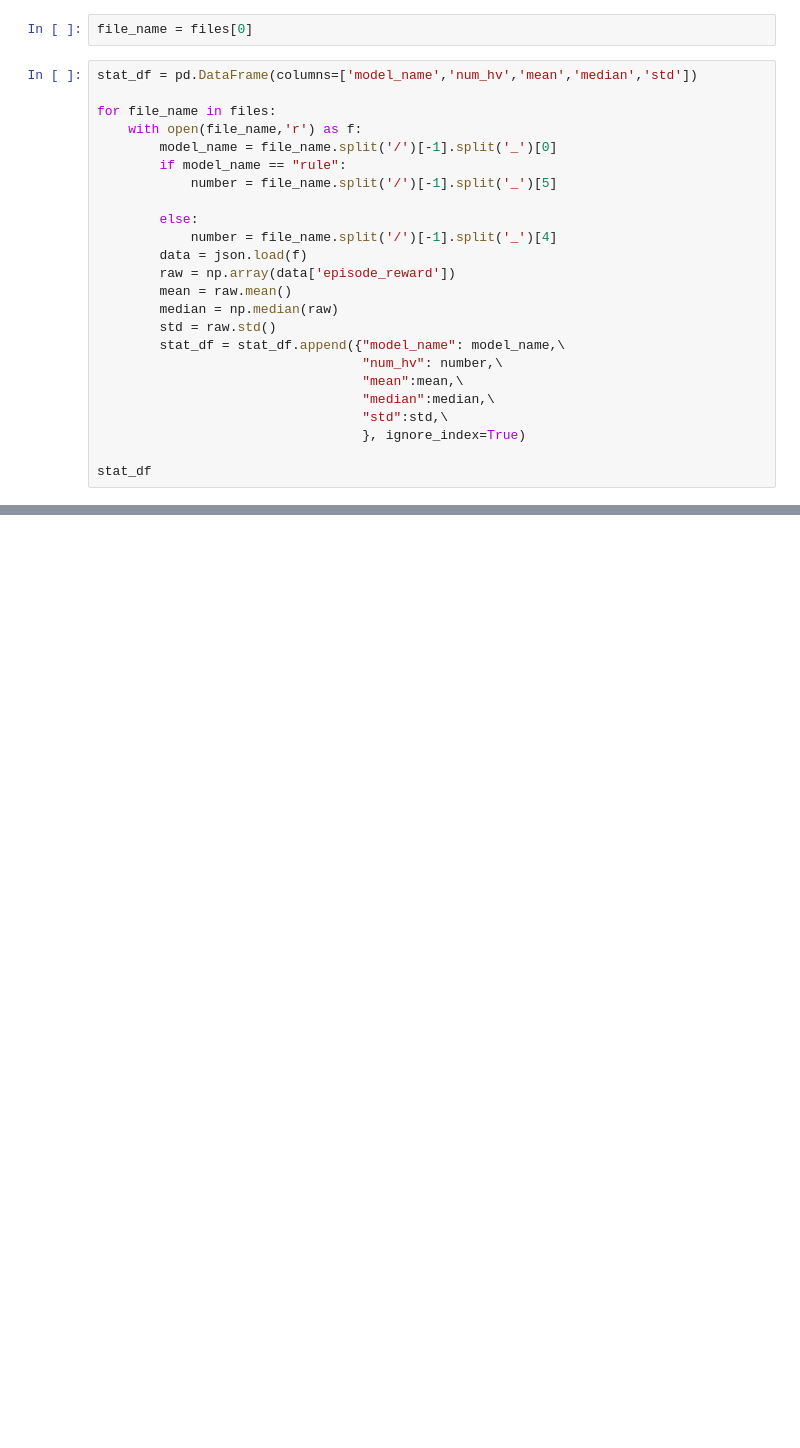
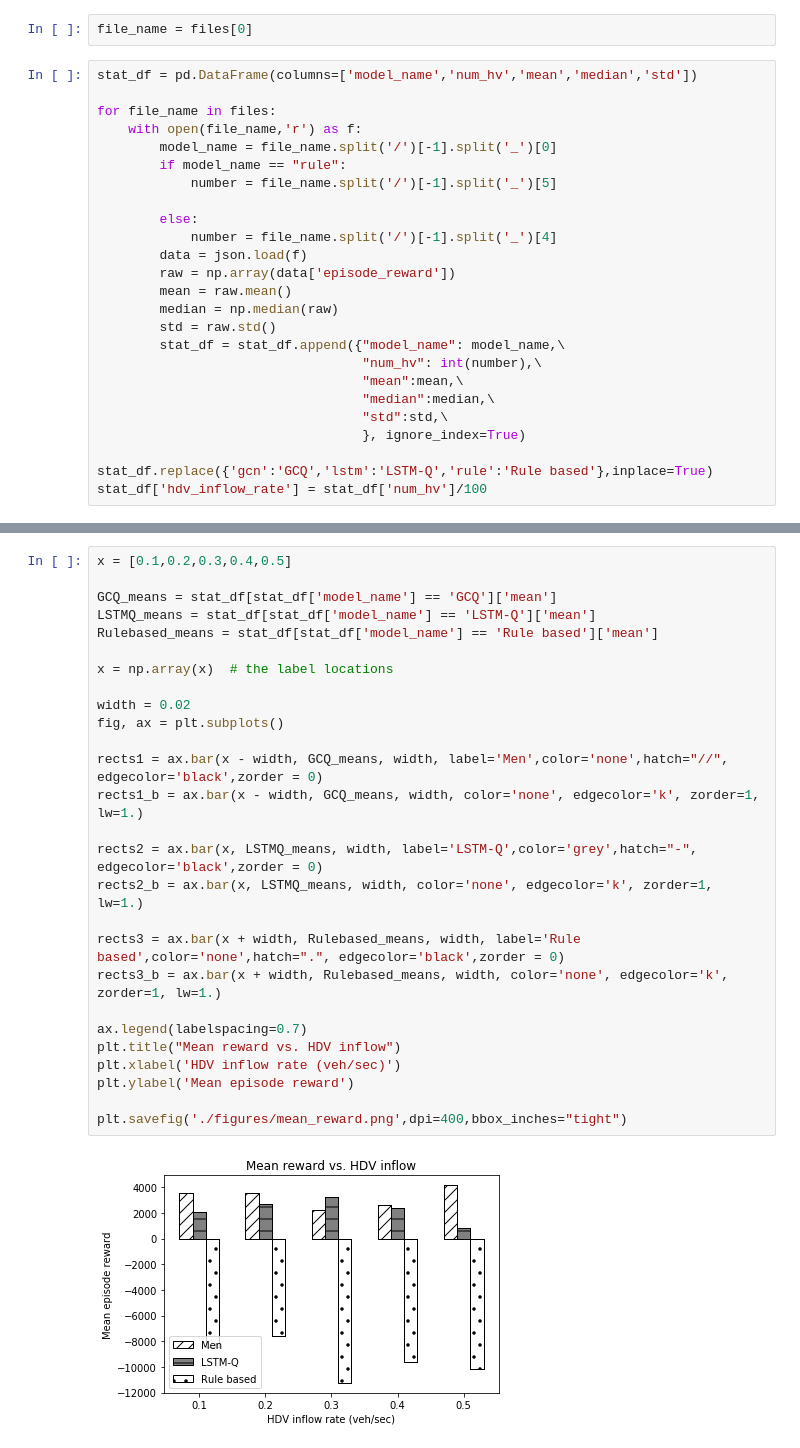
Before and after one commit to JiqianDong/GCQ_source, a Jupyter notebook: Result .ipynb, the cells around one changed output, grey strips where cells are left out. Drawn from its saved outputs; the diff is of its cells as text; blank space fills up the shorter version.

Commit message:
add figures

```diff
--- a/Result .ipynb
+++ b/Result .ipynb
@@ -60,10 +64,11 @@ for file_name in files:
         median = np.median(raw)
         std = raw.std()
         stat_df = stat_df.append({"model_name": model_name,\
-                                  "num_hv": number,\
+                                  "num_hv": int(number),\
                                   "mean":mean,\
                                   "median":median,\
                                   "std":std,\
                                   }, ignore_index=True)
 
-stat_df
+stat_df.replace({'gcn':'GCQ','lstm':'LSTM-Q','rule':'Rule based'},inplace=True)
+stat_df['hdv_inflow_rate'] = stat_df['num_hv']/100
@@ -94,0 +96,29 @@ sns.lineplot(x='num_hv',y='median',hue='model_name',data=stat_df)
+# %%
+x = [0.1,0.2,0.3,0.4,0.5]
+
+GCQ_means = stat_df[stat_df['model_name'] == 'GCQ']['mean']
+LSTMQ_means = stat_df[stat_df['model_name'] == 'LSTM-Q']['mean']
+Rulebased_means = stat_df[stat_df['model_name'] == 'Rule based']['mean']
+
+x = np.array(x)  # the label locations
+
+width = 0.02
+fig, ax = plt.subplots()
+
+rects1 = ax.bar(x - width, GCQ_means, width, label='Men',color='none',hatch="//", edgecolor='black',zorder = 0)
+rects1_b = ax.bar(x - width, GCQ_means, width, color='none', edgecolor='k', zorder=1, lw=1.)
+
+rects2 = ax.bar(x, LSTMQ_means, width, label='LSTM-Q',color='grey',hatch="-", edgecolor='black',zorder = 0)
+rects2_b = ax.bar(x, LSTMQ_means, width, color='none', edgecolor='k', zorder=1, lw=1.)
+
+rects3 = ax.bar(x + width, Rulebased_means, width, label='Rule based',color='none',hatch=".", edgecolor='black',zorder = 0)
+rects3_b = ax.bar(x + width, Rulebased_means, width, color='none', edgecolor='k', zorder=1, lw=1.)
+
+ax.legend(labelspacing=0.7)
+plt.title("Mean reward vs. HDV inflow")
+plt.xlabel('HDV inflow rate (veh/sec)')
+plt.ylabel('Mean episode reward')
+
+plt.savefig('./figures/mean_reward.png',dpi=400,bbox_inches="tight")
+# %% [output]
+[figure, added]
```
Also changed, not shown: parts of 17 cells of this notebook, 29 other files.
